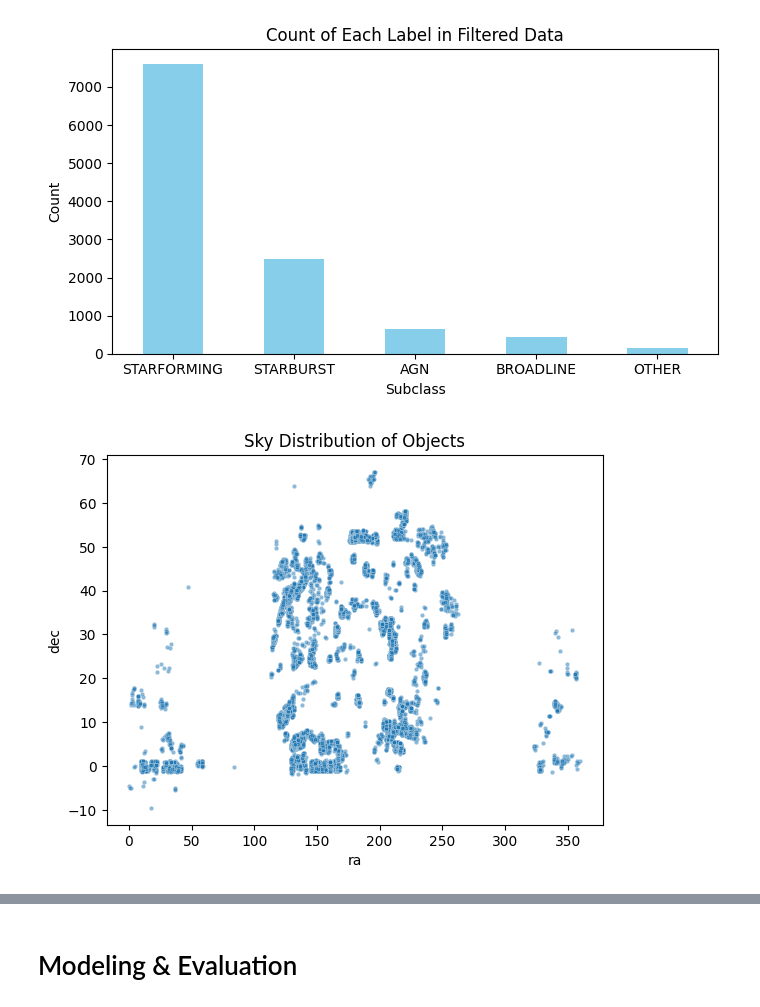
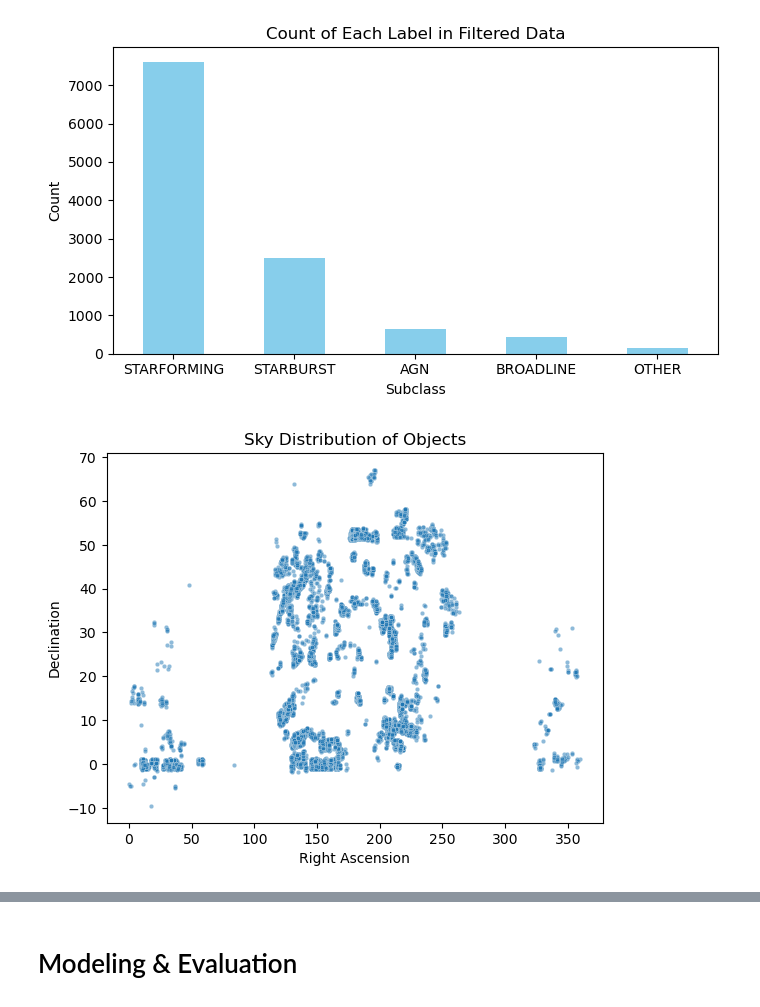
Before and after one commit to doverara/Tech-Science-2, a Jupyter notebook: Final-CMSE-202-project.ipynb, the cells around one changed output, grey strips where cells are left out. Saved outputs shown, nothing was run; the diff lists cells and outputs as text; code cells hidden in the pictures.

```diff
--- a/Final-CMSE-202-project.ipynb
+++ b/Final-CMSE-202-project.ipynb
@@ -112,11 +115,13 @@ plt.show()
 # %%
 """
 Visualizes where objects are in the sky
 ra - Right Ascension, the celestial equivalent of longitude.
 dec - Declination, the celestial equivalent of latitude.
 """
 sns.scatterplot(data=df, x='ra', y='dec', s=10, alpha=0.5)
 plt.title('Sky Distribution of Objects')
+plt.xlabel('Right Ascension')
+plt.ylabel('Declination')
 plt.show()
 # %% [output]
-[figure, old version]
+[figure, new version]
```
Also changed, not shown: parts of 3 cells of this notebook.
